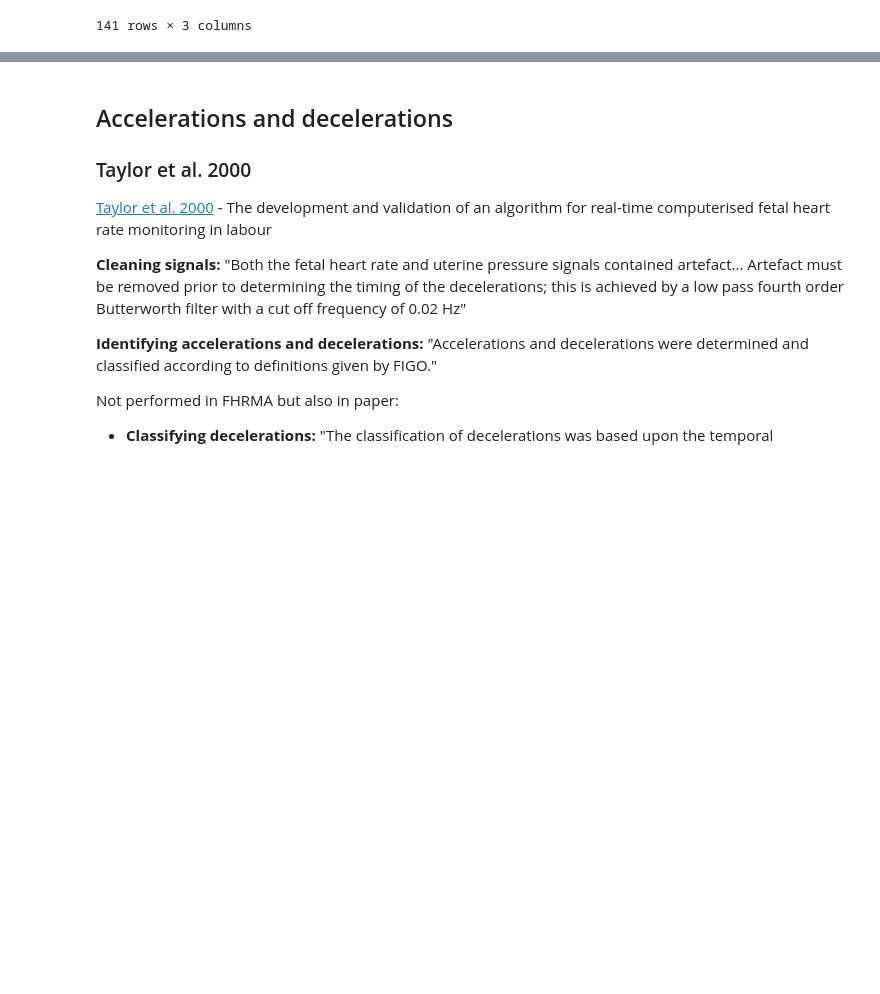
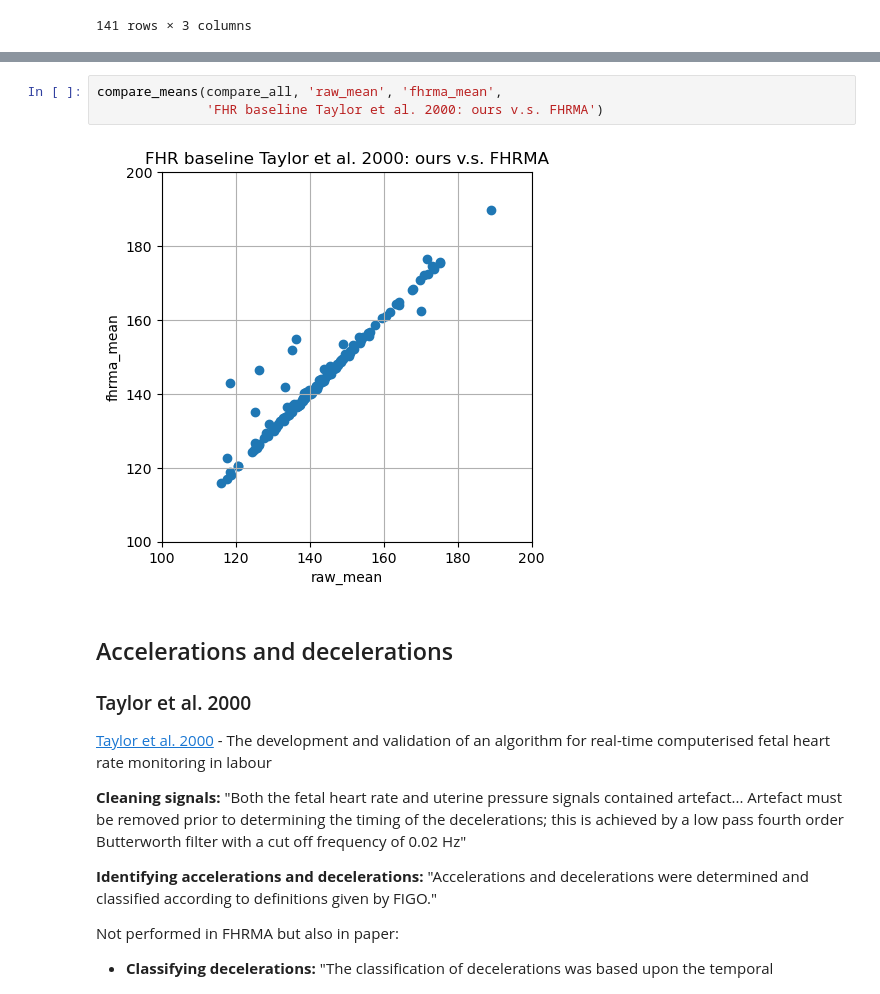
Before and after one commit to birth-outcomes/ctg_exploratory, a Jupyter notebook: 12_feature_extraction.ipynb, the cells around one changed output, grey strips where cells are left out. Saved outputs shown, nothing was run; the diff lists cells and outputs as text; blank space fills up the shorter version.

```diff
--- a/12_feature_extraction.ipynb
+++ b/12_feature_extraction.ipynb
@@ -564,3 +615,8 @@ plt.show()
+# %%
+compare_means(compare_all, 'raw_mean', 'fhrma_mean',
+              'FHR baseline Taylor et al. 2000: ours v.s. FHRMA')
+# %% [output]
+[figure, added]
 # %% [markdown]
 ## Accelerations and decelerations
 
```
Also changed, not shown: parts of 7 cells of this notebook.
